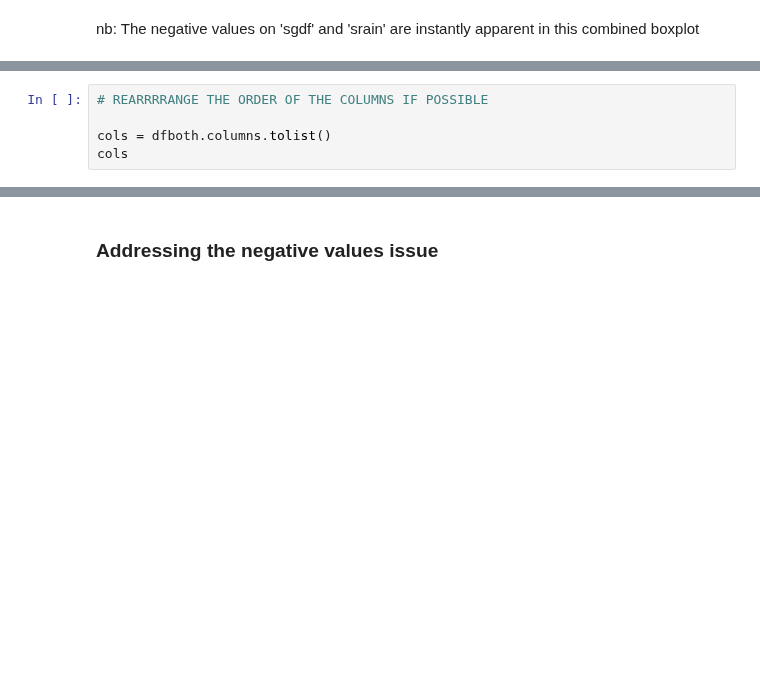
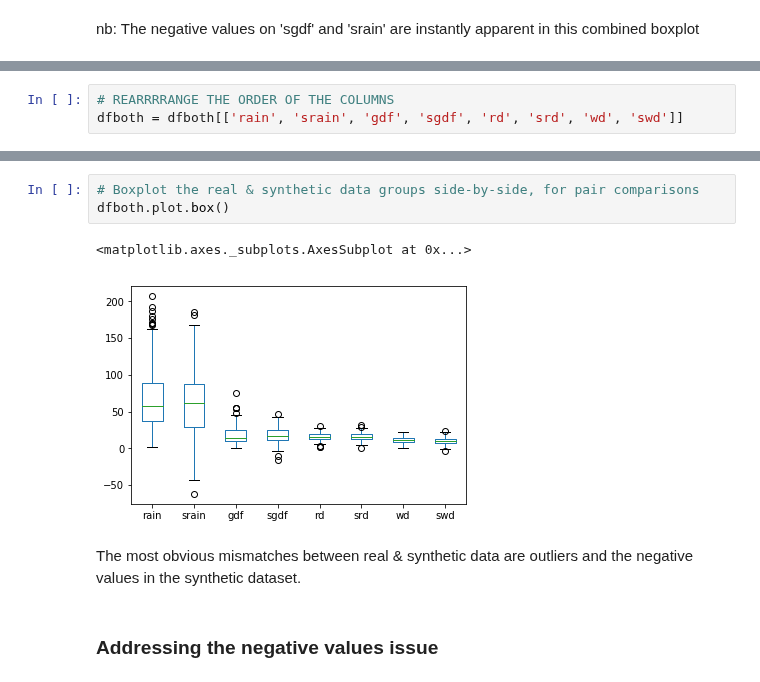
Before and after one commit to Aqua5lad/PDA-Dec-Project, a Jupyter notebook: PDA Project Dec 2018.ipynb, the cells around one changed output, grey strips where cells are left out. Cells and saved outputs as stored; diff of their text form; blank space fills up the shorter version.

```diff
--- a/PDA Project Dec 2018.ipynb
+++ b/PDA Project Dec 2018.ipynb
@@ -462,5 +652,3 @@ nb: The negative values on 'sgdf' and 'srain' are instantly apparent in this com
 # %%
-# REARRRRANGE THE ORDER OF THE COLUMNS IF POSSIBLE
-
-cols = dfboth.columns.tolist()
-cols
+# REARRRRANGE THE ORDER OF THE COLUMNS
+dfboth = dfboth[['rain', 'srain', 'gdf', 'sgdf', 'rd', 'srd', 'wd', 'swd']]
@@ -467,3 +667,11 @@ cols
+# %%
+# Boxplot the real & synthetic data groups side-by-side, for pair comparisons
+dfboth.plot.box()
+# %% [output]
+<matplotlib.axes._subplots.AxesSubplot at 0x...>
+[figure, added]
+# %% [markdown]
+The most obvious mismatches between real & synthetic data are outliers and the negative values in the synthetic dataset.
 # %% [markdown]
 ### Addressing the negative values issue
 # %% [markdown]
```
Also changed, not shown: parts of 40 cells of this notebook.
